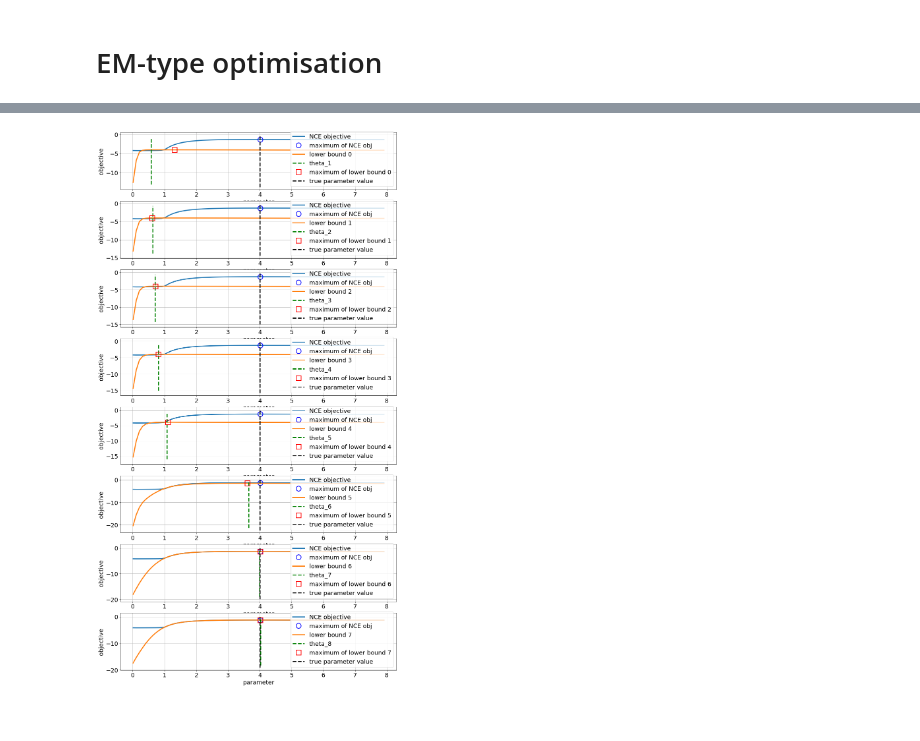
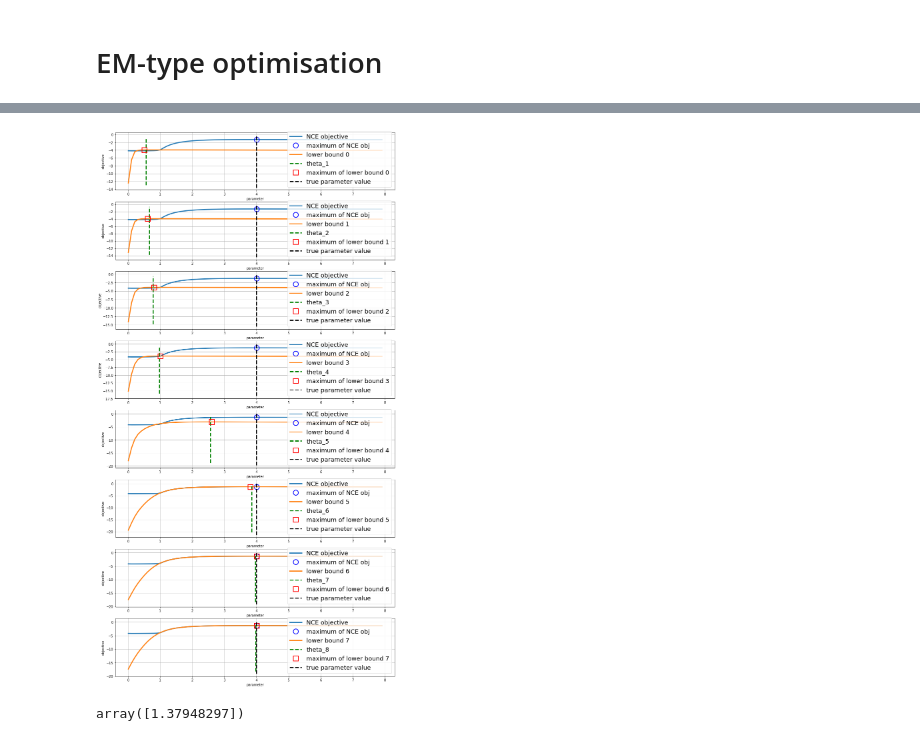
Before and after one commit to benrhodes26/VNCE, a Jupyter notebook: proposal/code/notebooks/1) normalised-mog.ipynb, the cells around one changed output, grey strips where cells are left out. Drawn from its saved outputs; the diff is of its cells as text; code cells hidden in the pictures.

```diff
--- a/proposal/code/notebooks/1) normalised-mog.ipynb
+++ b/proposal/code/notebooks/1) normalised-mog.ipynb
@@ -165,5 +165,5 @@ theta0 = 0.5  # initial theta
 # %%
-true_data_dist = MixtureOfTwoGaussians(theta=sigma0, sigma1=sigma1)
+true_data_dist = MixtureOfTwoGaussians(theta=np.log(sigma0), sigma1=sigma1)
 X = true_data_dist.sample(n) # generate data
 # %%
 true_data_dist.plot_sample_density_against_true_density(X)
@@ -187,7 +187,7 @@ def h(u):
 # %%
 J = np.zeros(n_theta)
 for k in range(n_theta):
-    model.theta = thetas[k]
+    model.theta = np.log(thetas[k])
 
     a0 = 1 + nu*np.exp(-h(X))
     a1 = 1 + (1/nu)*np.exp(h(Y))
@@ -202,8 +202,7 @@ J1_sigma0 = np.zeros(n_theta)
 ZX, ZY = var_dist.sample(nz, X), var_dist.sample(nz, Y)
 
 for k in range(n_theta):
-    theta_k = thetas[k]
-    model.theta = theta_k
+    model.theta = np.log(thetas[k])
     J1_sigma0[k] = optimiser.compute_J1(X, ZX, ZY)
 # %%
 fig = plt.figure(figsize=(10, 7))
@@ -276,37 +275,41 @@ for i in range(len(lower_bounds)):
 
     # plot J1 as a function of theta
     for j in range(n_theta):
-        model.theta = thetas[j]
+        model.theta = np.log(thetas[j])
         # compute lower bound
         lower_bounds[i][j] = optimiser.compute_J1(X, ZX, ZY)
 # %%
 fig, axs = plt.subplots(len(lower_bounds) - 1, 1, figsize=(15, 30))
 axs = axs.ravel()
 for i in range(len(lower_bounds) -1):
 
     # plot NCE objective and its maximum
     axs[i].plot(thetas, J, label='NCE objective')
     axs[i].plot(thetas[index],J[index], marker='o', markersize=15, fillstyle='none',
          markeredgewidth=2, c='b', linestyle='none', label='maximum of NCE obj')
 
     lb = lower_bounds[i]
     axs[i].plot(thetas, lb, label='lower bound {}'.format(i))
 
     # current value of theta
-    axs[i].plot(thetas_after_EM_step[i+1] * np.array([1,1]),
+    axs[i].plot(np.exp(thetas_after_EM_step[i+1]) * np.array([1,1]),
     plt.get(axs[i],'ylim'), 'g--', label='theta_{}'.format(i+1))
 
     # maximiser of lower bound
     lb_index = np.argmax(lb)
     axs[i].plot(thetas[lb_index], lb[lb_index], 'rs', markersize=15, fillstyle='none',
              markeredgewidth=2, linestyle='none', label='maximum of lower bound {}'.format(i))
 
     # true param value
     axs[i].plot(sigma0 * np.array([1,1]), plt.get(axs[i],'ylim'), 'k--', label='true parameter value')
 
     axs[i].set_xlabel('parameter')
     axs[i].set_ylabel('objective')
     axs[i].legend(loc='lower right', numpoints=1)
     axs[i].grid()
 # %% [output]
-[figure, old version]
+[figure, new version]
+# %%
+var_dist.alpha
+# %% [output]
+array([1.37948297])
```
Also changed, not shown: parts of 5 cells of this notebook, 8 other files.
